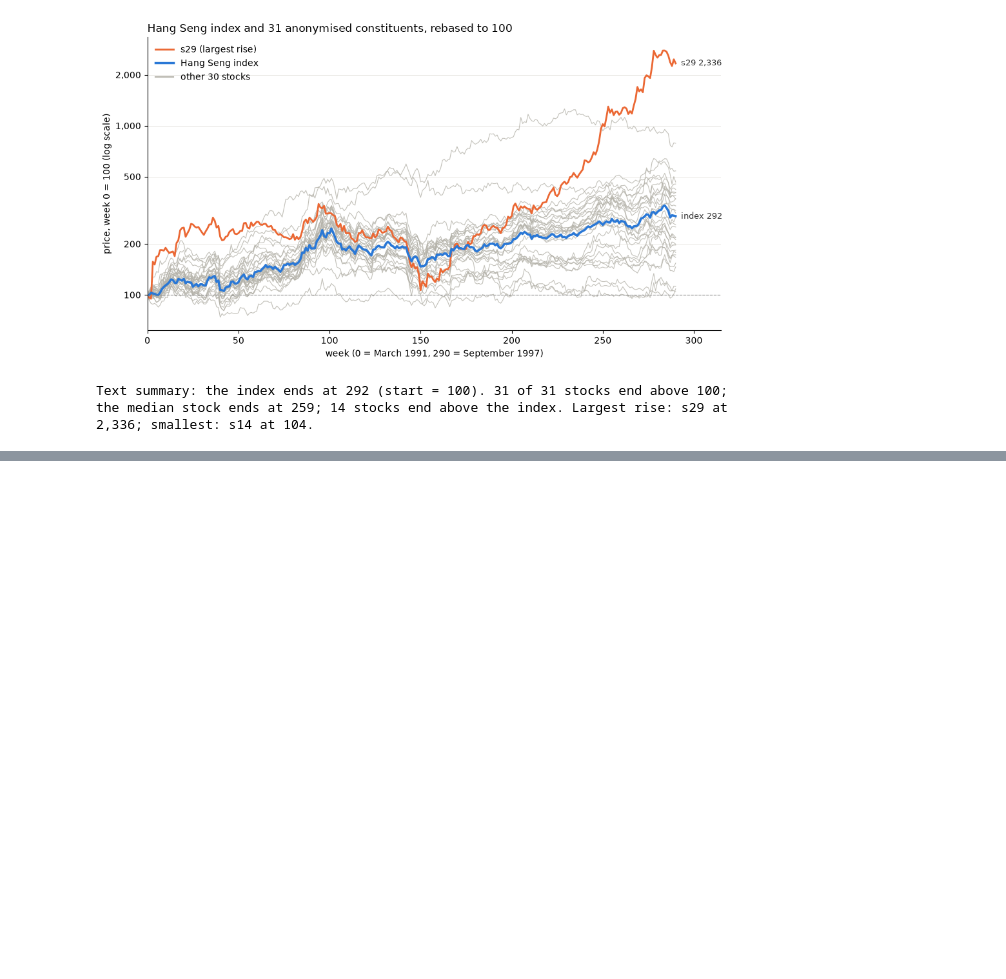
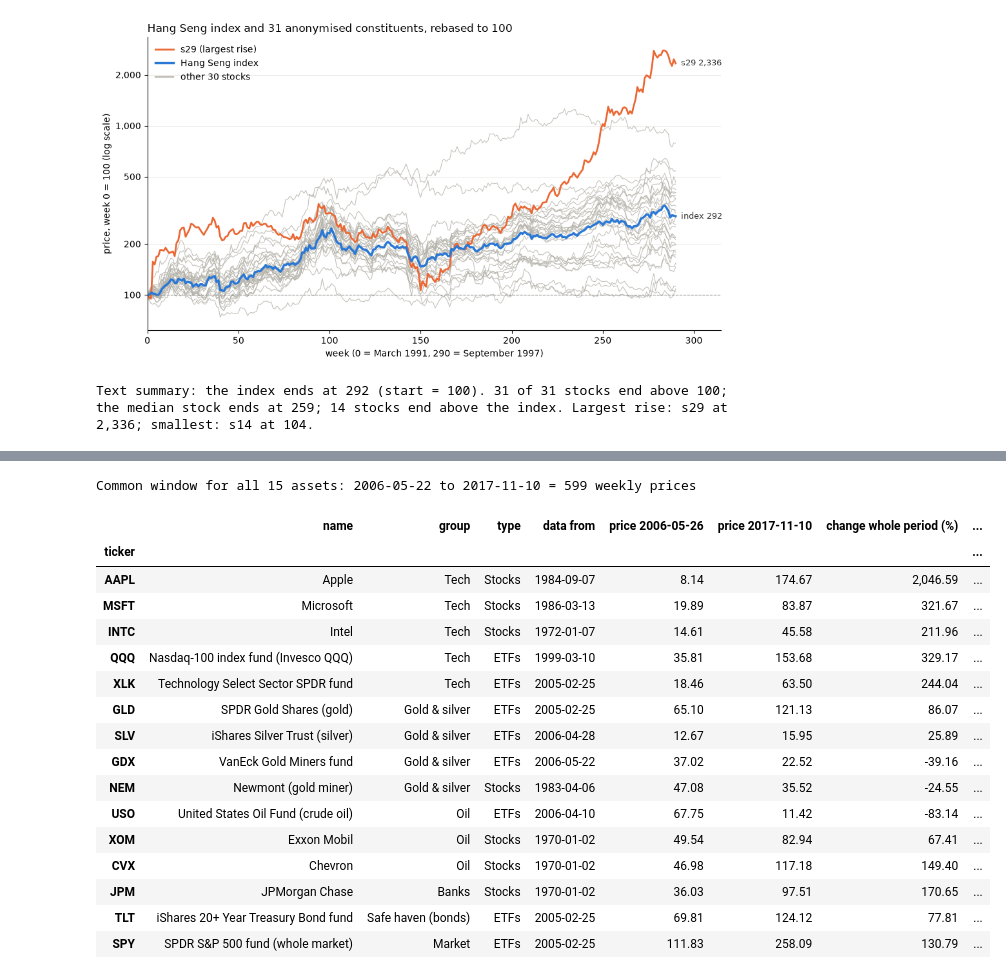
Before and after one commit to Oussema-t/zollerqu-qollab, a Jupyter notebook: stocks/stock_idea_ZollerQu.ipynb, the cells around one changed output, grey strips where cells are left out. Cells and saved outputs as stored; diff of their text form; code cells hidden in the pictures; blank space fills up the shorter version.

```diff
--- a/stocks/stock_idea_ZollerQu.ipynb
+++ b/stocks/stock_idea_ZollerQu.ipynb
@@ -233,0 +285,60 @@ Text summary: the index ends at 292 (start = 100). 31 of 31 stocks end above 100
+# %%
+assets = pd.DataFrame([
+    ("AAPL", "Apple", "Tech"),
+    ("MSFT", "Microsoft", "Tech"),
+    ("INTC", "Intel", "Tech"),
+    ("QQQ", "Nasdaq-100 index fund (Invesco QQQ)", "Tech"),
+    ("XLK", "Technology Select Sector SPDR fund", "Tech"),
+    ("GLD", "SPDR Gold Shares (gold)", "Gold & silver"),
+    ("SLV", "iShares Silver Trust (silver)", "Gold & silver"),
+    ("GDX", "VanEck Gold Miners fund", "Gold & silver"),
+    ("NEM", "Newmont (gold miner)", "Gold & silver"),
+    ("USO", "United States Oil Fund (crude oil)", "Oil"),
+    ("XOM", "Exxon Mobil", "Oil"),
+    ("CVX", "Chevron", "Oil"),
+    ("JPM", "JPMorgan Chase", "Banks"),
+    ("TLT", "iShares 20+ Year Treasury Bond fund", "Safe haven (bonds)"),
+    ("SPY", "SPDR S&P 500 fund (whole market)", "Market"),
+], columns=["ticker", "name", "group"]).set_index("ticker")
+
+def read_close(ticker):
+    """Daily adjusted closing prices of one ticker from the archive."""
+    folder = inventory.set_index("ticker").loc[ticker, "type"]
+    frame = pd.read_csv(zf.open(f"{folder}/{ticker.lower()}.us.txt"), parse_dates=["Date"], index_col="Date")
+    return frame["Close"]
+
+daily = pd.DataFrame({t: read_close(t) for t in assets.index})
+start = max(daily[t].first_valid_index() for t in assets.index)
+end = min(daily[t].last_valid_index() for t in assets.index)
+weekly = daily.loc[start:end].resample("W-FRI").last()
+
+crash = weekly.asof(pd.Timestamp("2009-03-06")) / weekly.asof(pd.Timestamp("2008-09-12")) * 100 - 100
+table = assets.assign(**{
+    "type": inventory.set_index("ticker").loc[assets.index, "type"],
+    "data from": [daily[t].first_valid_index().date() for t in assets.index],
+    f"price {weekly.index[0].date()}": weekly.iloc[0],
+    f"price {weekly.index[-1].date()}": weekly.iloc[-1],
+    "change whole period (%)": (weekly.iloc[-1] / weekly.iloc[0] - 1) * 100,
+    "2008 crash (%)": crash,
+})
+print(f"Common window for all {len(assets)} assets: {start.date()} to {end.date()} = {len(weekly)} weekly prices")
+table
+# %% [output]
+Common window for all 15 assets: 2006-05-22 to 2017-11-10 = 599 weekly prices
+|  | name | group | type | data from | price 2006-05-26 | price 2017-11-10 | change whole period (%) | ... |
+| ticker |  |  |  |  |  |  |  | ... |
+| AAPL | Apple | Tech | Stocks | 1984-09-07 | 8.14 | 174.67 | 2,046.59 | ... |
+| MSFT | Microsoft | Tech | Stocks | 1986-03-13 | 19.89 | 83.87 | 321.67 | ... |
+| INTC | Intel | Tech | Stocks | 1972-01-07 | 14.61 | 45.58 | 211.96 | ... |
+| QQQ | Nasdaq-100 index fund (Invesco QQQ) | Tech | ETFs | 1999-03-10 | 35.81 | 153.68 | 329.17 | ... |
+| XLK | Technology Select Sector SPDR fund | Tech | ETFs | 2005-02-25 | 18.46 | 63.50 | 244.04 | ... |
+| GLD | SPDR Gold Shares (gold) | Gold & silver | ETFs | 2005-02-25 | 65.10 | 121.13 | 86.07 | ... |
+| SLV | iShares Silver Trust (silver) | Gold & silver | ETFs | 2006-04-28 | 12.67 | 15.95 | 25.89 | ... |
+| GDX | VanEck Gold Miners fund | Gold & silver | ETFs | 2006-05-22 | 37.02 | 22.52 | -39.16 | ... |
+| NEM | Newmont (gold miner) | Gold & silver | Stocks | 1983-04-06 | 47.08 | 35.52 | -24.55 | ... |
+| USO | United States Oil Fund (crude oil) | Oil | ETFs | 2006-04-10 | 67.75 | 11.42 | -83.14 | ... |
+| XOM | Exxon Mobil | Oil | Stocks | 1970-01-02 | 49.54 | 82.94 | 67.41 | ... |
+| CVX | Chevron | Oil | Stocks | 1970-01-02 | 46.98 | 117.18 | 149.40 | ... |
+| JPM | JPMorgan Chase | Banks | Stocks | 1970-01-02 | 36.03 | 97.51 | 170.65 | ... |
+| TLT | iShares 20+ Year Treasury Bond fund | Safe haven (bonds) | ETFs | 2005-02-25 | 69.81 | 124.12 | 77.81 | ... |
+| SPY | SPDR S&P 500 fund (whole market) | Market | ETFs | 2005-02-25 | 111.83 | 258.09 | 130.79 | ... |
```
Also changed, not shown: parts of 6 cells of this notebook.
